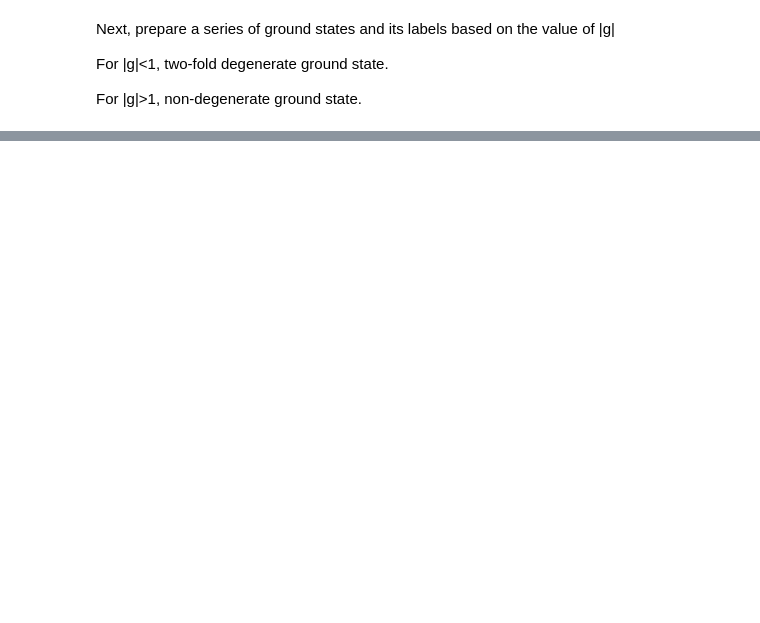
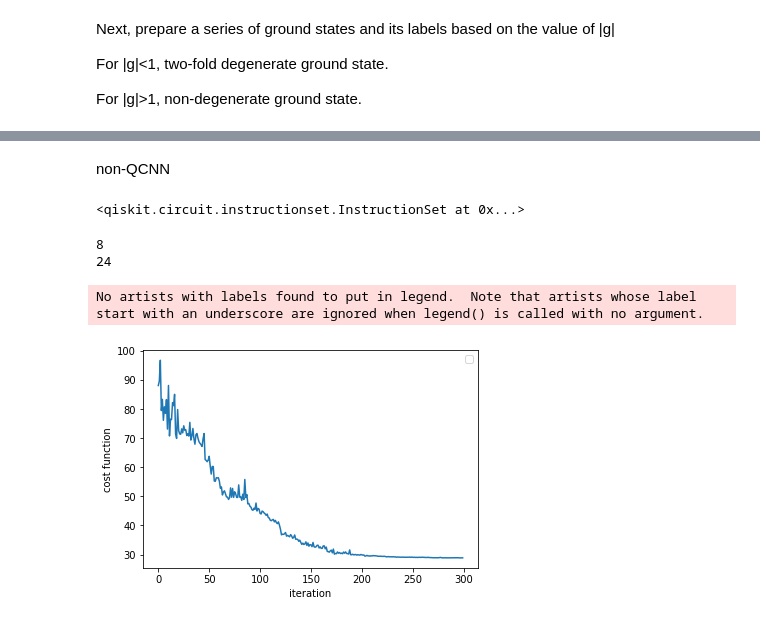
Before and after one commit to Zhelun-Li/QCNN_hardware, a Jupyter notebook: transverse_Ising.ipynb, the cells around one changed output, grey strips where cells are left out. Drawn from its saved outputs; the diff is of its cells as text; code cells hidden in the pictures; blank space fills up the shorter version.

Commit message:
adding realAmplitude ansatz (non-QCNN classifier)

```diff
--- a/transverse_Ising.ipynb
+++ b/transverse_Ising.ipynb
@@ -170,22 +187,35 @@ with open('dataset.pkl', 'rb') as f:
 # %%
+g_train=[]
 X_train=[]
 y_train=[]
+g_test=[]
 X_test=[]
 y_test=[]
 for i in range(len(dataset['label'])):
-    if i % 2 == 0:
-        X_train.append(dataset['weights'][i])
-        y_train.append(dataset['label'][i])
+    if i % 5 == 0:
+        X_test.append(dataset['weights'][i])
+        y_test.append(dataset['label'][i])
+        g_test.append(dataset['g'][i])
+
 
 
     else:
-        X_test.append(dataset['weights'][i])
-        y_test.append(dataset['label'][i])
+
+        X_train.append(dataset['weights'][i])
+        y_train.append(dataset['label'][i])
+        g_train.append(dataset['g'][i])
+
 
 #     if i > int(len(dataset['label'])/2):
 #         break
 
 X_train=np.array(X_train)
 y_train=np.array(y_train)
+g_train=np.array(g_train)
+
 X_test=np.array(X_test)
 y_test=np.array(y_test)
+g_test=np.array(g_test)
+
+print("N training events = ",X_train.shape[0])
+print("N test events = ",X_test.shape[0])
@@ -494,0 +507,32 @@ print(accuracy_Gradient)
+# %% [markdown]
+non-QCNN
+# %%
+
+qr = QuantumRegister(n_qubits)
+qc = QuantumCircuit(qr)
+qc.compose(RealAmplitudes(num_qubits=n_qubits,reps=n_rep_VQEansatz), inplace=True)
+qc.compose(RealAmplitudes(num_qubits=n_qubits,reps=5,parameter_prefix='w'), inplace=True)
+qc.barrier()
+# %% [output]
+<qiskit.circuit.instructionset.InstructionSet at 0x...>
+# %%
+estimator = Estimator()
+ob = SparsePauliOp.from_list([("Z"*(n_qubits) , 1 )])
+n_VQEparams=len(X_train[0])
+n_QCNNweights=qc.num_parameters-n_VQEparams
+print(n_VQEparams)
+print(n_QCNNweights)
+# %% [output]
+8
+24
+# %%
+import scipy.optimize
+method='COBYLA'
+MaxIter=300
+initial_weights=2*np.pi*np.random.rand(n_QCNNweights)
+cost_val_list=[]
+res = scipy.optimize.minimize(cost_func, initial_weights,method=method,options={'maxiter':MaxIter}
+                              ,args=(X_train,y_train,qc,ob)) #minimize cost function via scipy
+# %% [output]
+No artists with labels found to put in legend.  Note that artists whose label start with an underscore are ignored when legend() is called with no argument.
+[figure, added]
```
Also changed, not shown: parts of 30 cells of this notebook.
